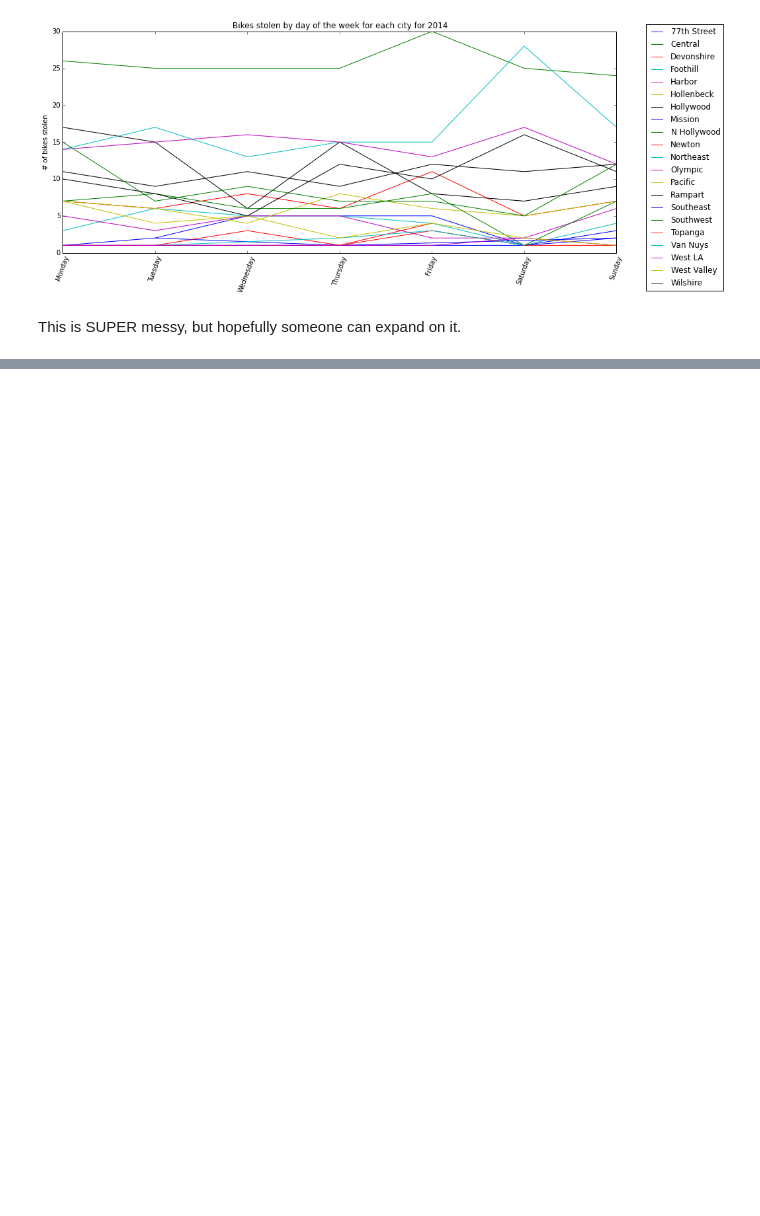
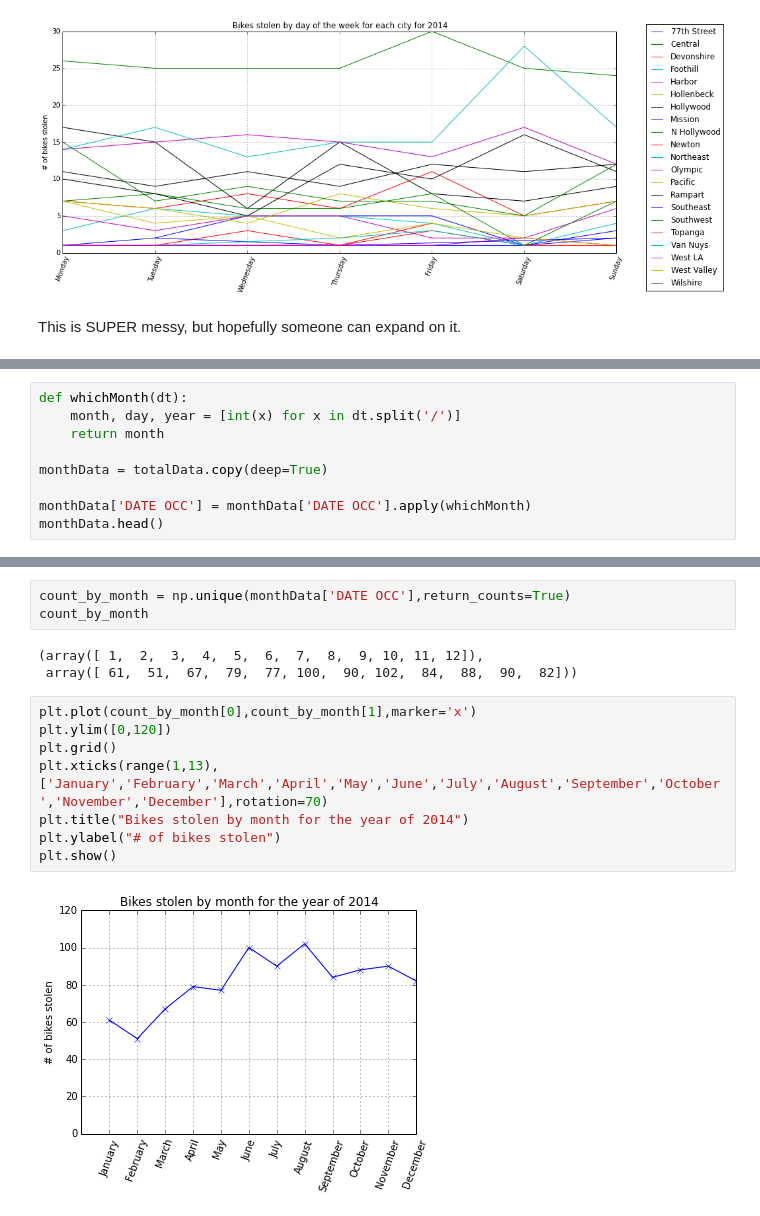
Before and after one commit to sjqtentacles/HackForLA-Data-Analysis, a Jupyter notebook: LA Stolen Bikes 2014/Stolen Bikes.ipynb, the cells around one changed output, grey strips where cells are left out. Cells and saved outputs as stored; diff of their text form; blank space fills up the shorter version.

```diff
--- a/LA Stolen Bikes 2014/Stolen Bikes.ipynb
+++ b/LA Stolen Bikes 2014/Stolen Bikes.ipynb
@@ -110,0 +123,9 @@ This is SUPER messy, but hopefully someone can expand on it.
+# %%
+def whichMonth(dt):
+    month, day, year = [int(x) for x in dt.split('/')]
+    return month
+
+monthData = totalData.copy(deep=True)
+
+monthData['DATE OCC'] = monthData['DATE OCC'].apply(whichMonth)
+monthData.head()
@@ -110,0 +139,16 @@ This is SUPER messy, but hopefully someone can expand on it.
+# %%
+count_by_month = np.unique(monthData['DATE OCC'],return_counts=True)
+count_by_month
+# %% [output]
+(array([ 1,  2,  3,  4,  5,  6,  7,  8,  9, 10, 11, 12]),
+ array([ 61,  51,  67,  79,  77, 100,  90, 102,  84,  88,  90,  82]))
+# %%
+plt.plot(count_by_month[0],count_by_month[1],marker='x')
+plt.ylim([0,120])
+plt.grid()
+plt.xticks(range(1,13),['January','February','March','April','May','June','July','August','September','October','November','December'],rotation=70)
+plt.title("Bikes stolen by month for the year of 2014")
+plt.ylabel("# of bikes stolen")
+plt.show()
+# %% [output]
+[figure, added]
```
Also changed, not shown: parts of 5 cells of this notebook.
